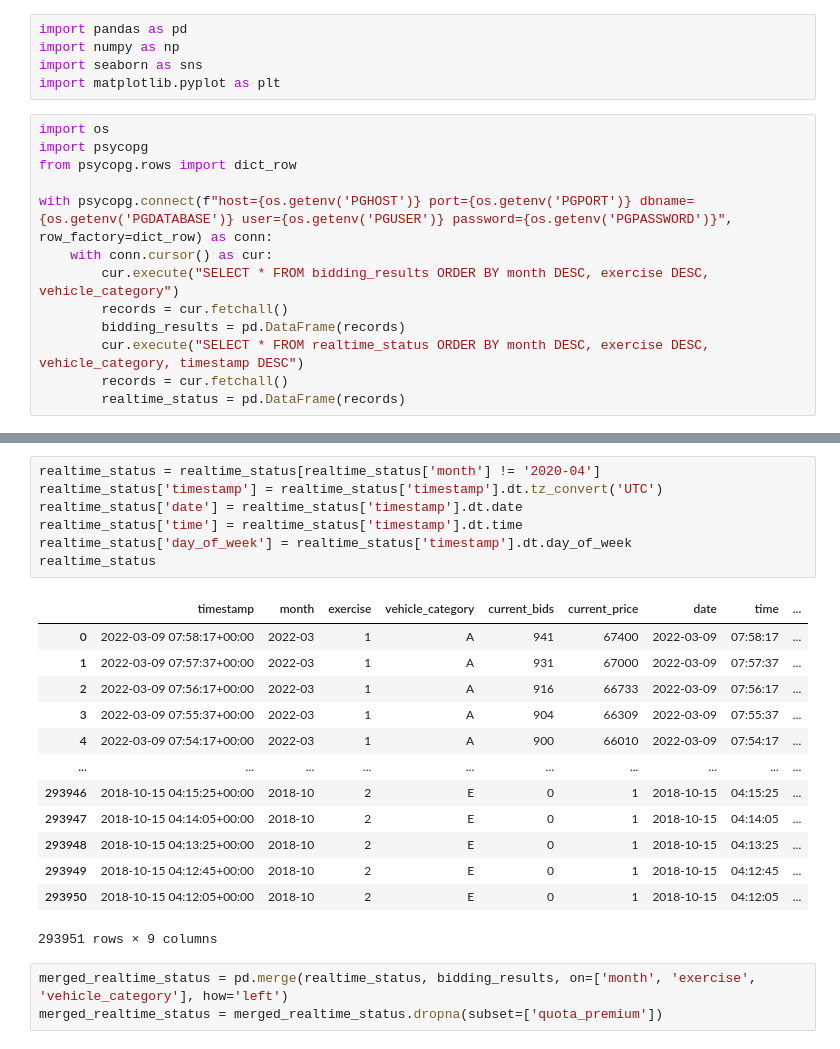
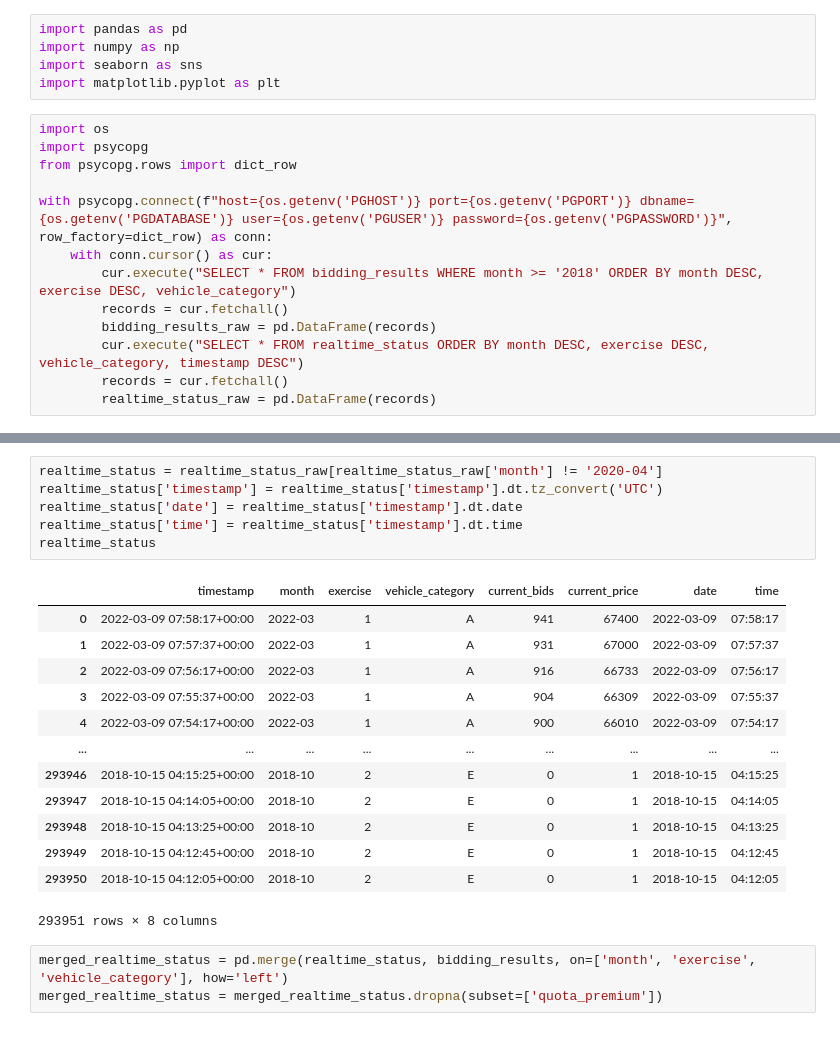
Before and after one commit to yongjun21/coe-bidding, a Jupyter notebook: notebooks/analysis.ipynb, the cells around one changed output, grey strips where cells are left out. Drawn from its saved outputs; the diff is of its cells as text.

```diff
--- a/notebooks/analysis.ipynb
+++ b/notebooks/analysis.ipynb
@@ -13,10 +16,10 @@ from psycopg.rows import dict_row
 
 with psycopg.connect(f"host={os.getenv('PGHOST')} port={os.getenv('PGPORT')} dbname={os.getenv('PGDATABASE')} user={os.getenv('PGUSER')} password={os.getenv('PGPASSWORD')}", row_factory=dict_row) as conn:
     with conn.cursor() as cur:
-        cur.execute("SELECT * FROM bidding_results ORDER BY month DESC, exercise DESC, vehicle_category")
+        cur.execute("SELECT * FROM bidding_results WHERE month >= '2018' ORDER BY month DESC, exercise DESC, vehicle_category")
         records = cur.fetchall()
-        bidding_results = pd.DataFrame(records)
+        bidding_results_raw = pd.DataFrame(records)
         cur.execute("SELECT * FROM realtime_status ORDER BY month DESC, exercise DESC, vehicle_category, timestamp DESC")
         records = cur.fetchall()
-        realtime_status = pd.DataFrame(records)
+        realtime_status_raw = pd.DataFrame(records)
 # %%
@@ -40,24 +49,23 @@ bidding_results
 # %%
-realtime_status = realtime_status[realtime_status['month'] != '2020-04']
+realtime_status = realtime_status_raw[realtime_status_raw['month'] != '2020-04']
 realtime_status['timestamp'] = realtime_status['timestamp'].dt.tz_convert('UTC')
 realtime_status['date'] = realtime_status['timestamp'].dt.date
 realtime_status['time'] = realtime_status['timestamp'].dt.time
-realtime_status['day_of_week'] = realtime_status['timestamp'].dt.day_of_week
 realtime_status
 # %% [output]
-|  | timestamp | month | exercise | vehicle_category | current_bids | current_price | date | time | ... |
-| 0 | 2022-03-09 07:58:17+00:00 | 2022-03 | 1 | A | 941 | 67400 | 2022-03-09 | 07:58:17 | ... |
-| 1 | 2022-03-09 07:57:37+00:00 | 2022-03 | 1 | A | 931 | 67000 | 2022-03-09 | 07:57:37 | ... |
-| 2 | 2022-03-09 07:56:17+00:00 | 2022-03 | 1 | A | 916 | 66733 | 2022-03-09 | 07:56:17 | ... |
-| 3 | 2022-03-09 07:55:37+00:00 | 2022-03 | 1 | A | 904 | 66309 | 2022-03-09 | 07:55:37 | ... |
-| 4 | 2022-03-09 07:54:17+00:00 | 2022-03 | 1 | A | 900 | 66010 | 2022-03-09 | 07:54:17 | ... |
-| ... | ... | ... | ... | ... | ... | ... | ... | ... | ... |
-| 293946 | 2018-10-15 04:15:25+00:00 | 2018-10 | 2 | E | 0 | 1 | 2018-10-15 | 04:15:25 | ... |
-| 293947 | 2018-10-15 04:14:05+00:00 | 2018-10 | 2 | E | 0 | 1 | 2018-10-15 | 04:14:05 | ... |
-| 293948 | 2018-10-15 04:13:25+00:00 | 2018-10 | 2 | E | 0 | 1 | 2018-10-15 | 04:13:25 | ... |
-| 293949 | 2018-10-15 04:12:45+00:00 | 2018-10 | 2 | E | 0 | 1 | 2018-10-15 | 04:12:45 | ... |
-| 293950 | 2018-10-15 04:12:05+00:00 | 2018-10 | 2 | E | 0 | 1 | 2018-10-15 | 04:12:05 | ... |
+|  | timestamp | month | exercise | vehicle_category | current_bids | current_price | date | time |
+| 0 | 2022-03-09 07:58:17+00:00 | 2022-03 | 1 | A | 941 | 67400 | 2022-03-09 | 07:58:17 |
+| 1 | 2022-03-09 07:57:37+00:00 | 2022-03 | 1 | A | 931 | 67000 | 2022-03-09 | 07:57:37 |
+| 2 | 2022-03-09 07:56:17+00:00 | 2022-03 | 1 | A | 916 | 66733 | 2022-03-09 | 07:56:17 |
+| 3 | 2022-03-09 07:55:37+00:00 | 2022-03 | 1 | A | 904 | 66309 | 2022-03-09 | 07:55:37 |
+| 4 | 2022-03-09 07:54:17+00:00 | 2022-03 | 1 | A | 900 | 66010 | 2022-03-09 | 07:54:17 |
+| ... | ... | ... | ... | ... | ... | ... | ... | ... |
+| 293946 | 2018-10-15 04:15:25+00:00 | 2018-10 | 2 | E | 0 | 1 | 2018-10-15 | 04:15:25 |
+| 293947 | 2018-10-15 04:14:05+00:00 | 2018-10 | 2 | E | 0 | 1 | 2018-10-15 | 04:14:05 |
+| 293948 | 2018-10-15 04:13:25+00:00 | 2018-10 | 2 | E | 0 | 1 | 2018-10-15 | 04:13:25 |
+| 293949 | 2018-10-15 04:12:45+00:00 | 2018-10 | 2 | E | 0 | 1 | 2018-10-15 | 04:12:45 |
+| 293950 | 2018-10-15 04:12:05+00:00 | 2018-10 | 2 | E | 0 | 1 | 2018-10-15 | 04:12:05 |
-293951 rows × 9 columns
+293951 rows × 8 columns
 # %%
 merged_realtime_status = pd.merge(realtime_status, bidding_results, on=['month', 'exercise', 'vehicle_category'], how='left')
 merged_realtime_status = merged_realtime_status.dropna(subset=['quota_premium'])
```
Also changed, not shown: parts of 28 cells of this notebook.
